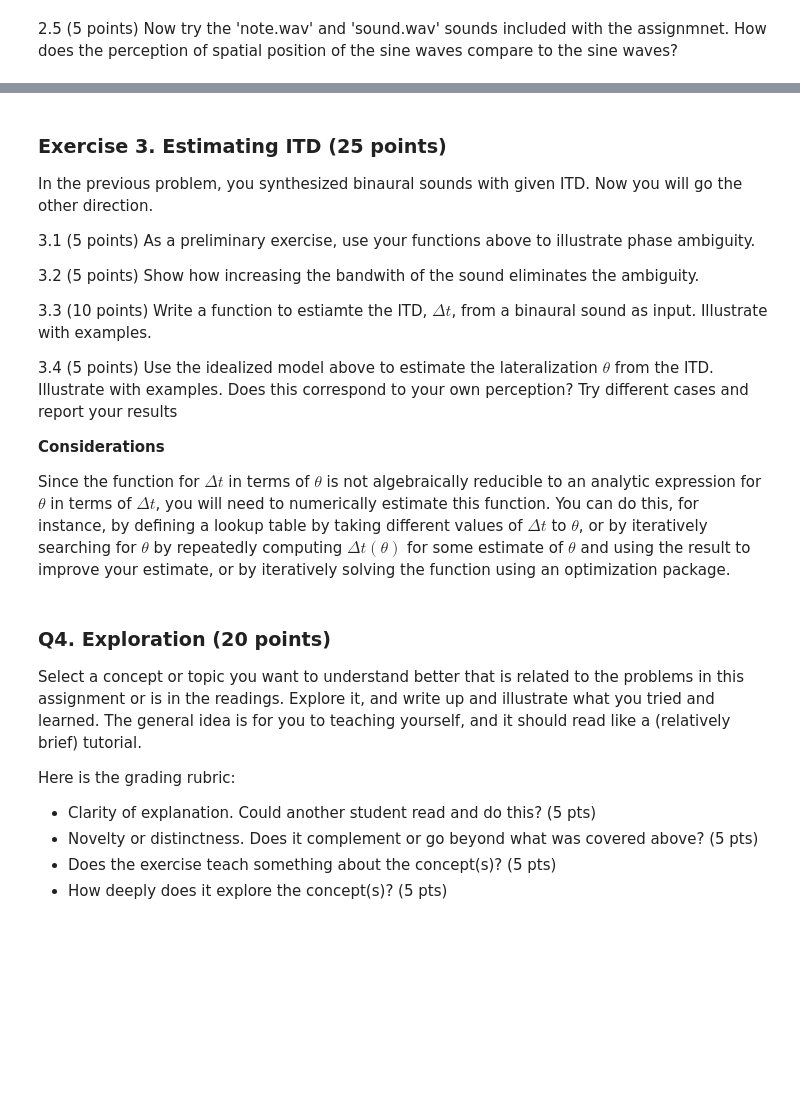
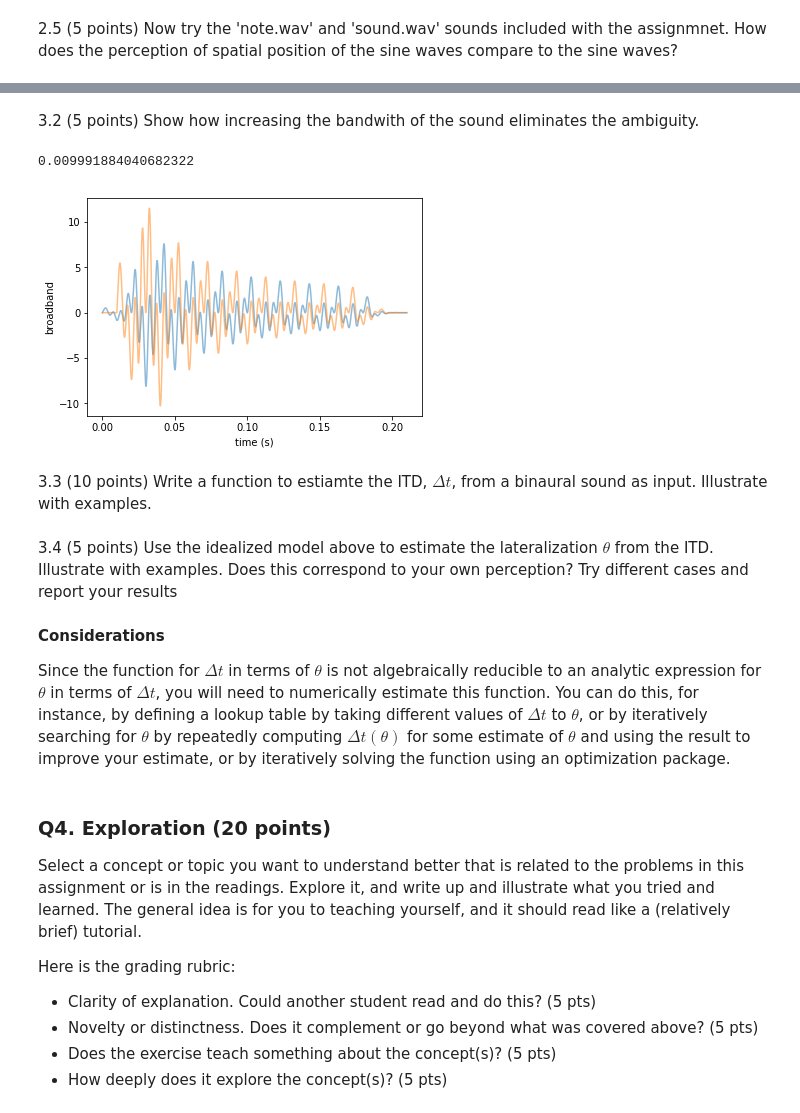
Before and after one commit to brennanmcfarland/computational-perception-class, a Jupyter notebook: CP-A3-bfm21.ipynb, the cells around one changed output, grey strips where cells are left out. Cells and saved outputs as stored; diff of their text form; code cells hidden in the pictures; blank space fills up the shorter version.

```diff
--- a/CP-A3-bfm21.ipynb
+++ b/CP-A3-bfm21.ipynb
@@ -284,16 +337,28 @@ for wave in (note_wave, sound_wave):
+# %% [markdown]
+3.2 (5 points) Show how increasing the bandwith of the sound eliminates the ambiguity.
+# %%
+# original frequency
+domain, codomain = sine_wave(freq=100, secs=.2, srate=srate, return_domain=True)
+
+# add other frequencies to increase bandwidth
+for freq in range(50, 200):
+    codomain += sine_wave(freq=freq, secs=.2, srate=srate, return_domain=False)
+ambiguous_angle = 50
+stereo_sound, channel_1, channel_2 = stereo_and_ramp(codomain, ambiguous_angle, srate, .05)
+
+# plot the sounds with the left and right channels in different colors on the same axes
+sound_len = len(channel_1)
+plot_wave(np.linspace(0, sound_len / srate, sound_len), channel_1, xlabel='', ylabel='', alpha=.5, show=False)
+plot_wave(np.linspace(0, sound_len / srate, sound_len), channel_2, xlabel='time (s)', ylabel='broadband', alpha=.5, show=True)
+play_sound(stereo_sound, srate, channels=2)
+# %% [output]
+0.009991884040682322
+[figure, added]
+# %% [markdown]
+3.3 (10 points) Write a function to estiamte the ITD, $\Delta t$, from a binaural sound as input.  Illustrate with examples.
+# %% [markdown]
+3.4 (5 points)  Use the idealized model above to estimate the lateralization $\theta$ from the ITD.  Illustrate with examples.  Does this correspond to your own perception?  Try different cases and report your results
 # %% [markdown]
-### Exercise 3. Estimating ITD (25 points)
-
-In the previous problem, you synthesized binaural sounds with given ITD. Now you will go the other direction.
-
-3.1 (5 points) As a preliminary exercise, use your functions above to illustrate phase ambiguity.
-
-3.2 (5 points) Show how increasing the bandwith of the sound eliminates the ambiguity.
-
-3.3 (10 points) Write a function to estiamte the ITD, $\Delta t$, from a binaural sound as input.  Illustrate with examples.
-
-3.4 (5 points)  Use the idealized model above to estimate the lateralization $\theta$ from the ITD.  Illustrate with examples.  Does this correspond to your own perception?  Try different cases and report your results
-
 **Considerations**
 
 Since the function for $\Delta t$ in terms of $\theta $ is not algebraically reducible to an analytic expression for $\theta $ in terms of $\Delta t$, you will need to numerically estimate this function.  You can do this, for instance, by defining a lookup table by taking different values of $\Delta t$ to $\theta$, or by iteratively
```
Also changed, not shown: parts of 8 cells of this notebook.
